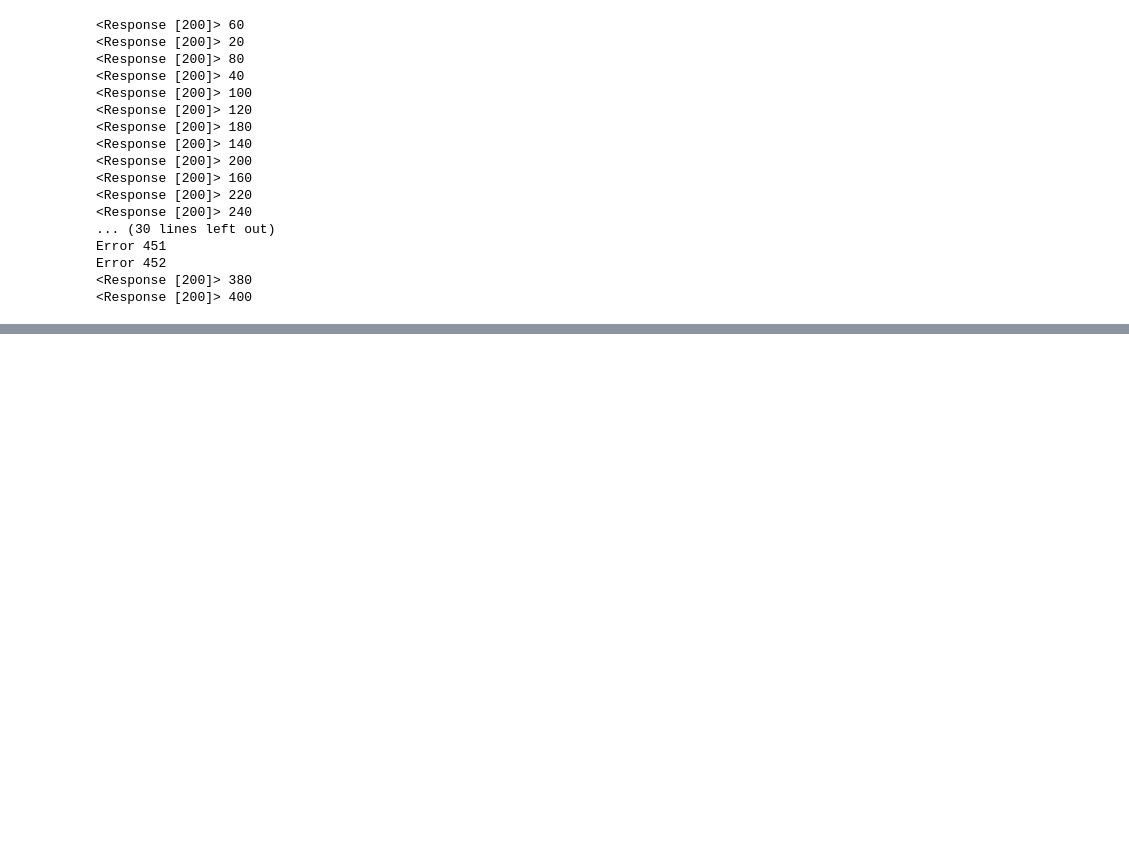
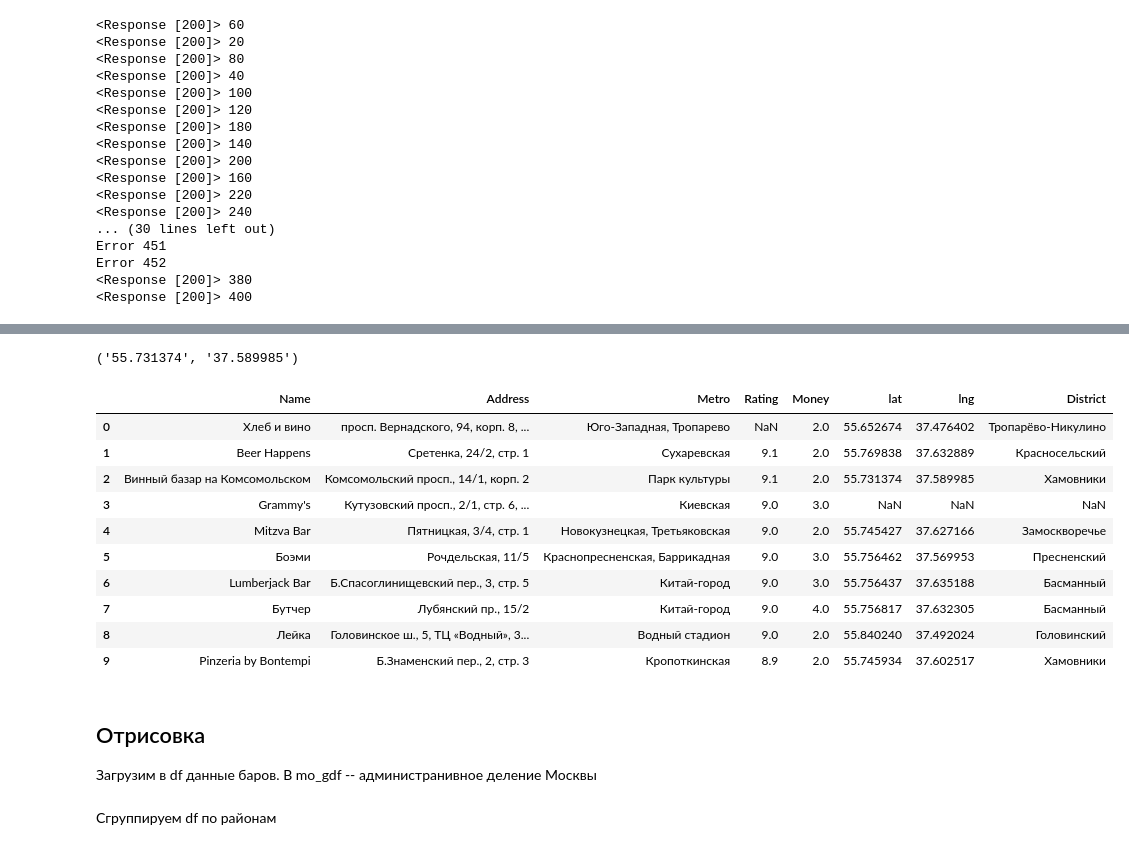
Before and after one commit to bolychevanton/TechSphere, a Jupyter notebook: ProjectViz/Parsing_afisha.ipynb, the cells around one changed output, grey strips where cells are left out. Drawn from its saved outputs; the diff is of its cells as text; code cells hidden in the pictures; blank space fills up the shorter version.

```diff
--- a/ProjectViz/Parsing_afisha.ipynb
+++ b/ProjectViz/Parsing_afisha.ipynb
@@ -181,0 +150,4 @@ OSError: no such file or directory: 'Users/anton/Downloads/demography/demography
+# %%
+g.json['lat'], g.json['lng']
+# %% [output]
+('55.731374', '37.589985')
@@ -181,0 +187,20 @@ OSError: no such file or directory: 'Users/anton/Downloads/demography/demography
+# %%
+df = pd.DataFrame.from_csv("./parsed_afisha_districts.csv", sep=',', encoding='utf-8')
+# %%
+df.head(10)
+# %% [output]
+|  | Name | Address | Metro | Rating | Money | lat | lng | District |
+| 0 | Хлеб и вино | просп. Вернадского, 94, корп. 8, ... | Юго-Западная, Тропарево | NaN | 2.0 | 55.652674 | 37.476402 | Тропарёво-Никулино |
+| 1 | Beer Happens | Сретенка, 24/2, стр. 1 | Сухаревская | 9.1 | 2.0 | 55.769838 | 37.632889 | Красносельский |
+| 2 | Винный базар на Комсомольском | Комсомольский просп., 14/1, корп. 2 | Парк культуры | 9.1 | 2.0 | 55.731374 | 37.589985 | Хамовники |
+| 3 | Grammy's | Кутузовский просп., 2/1, стр. 6, ... | Киевская | 9.0 | 3.0 | NaN | NaN | NaN |
+| 4 | Mitzva Bar | Пятницкая, 3/4, стр. 1 | Новокузнецкая, Третьяковская | 9.0 | 2.0 | 55.745427 | 37.627166 | Замоскворечье |
+| 5 | Боэми | Рочдельская, 11/5 | Краснопресненская, Баррикадная | 9.0 | 3.0 | 55.756462 | 37.569953 | Пресненский |
+| 6 | Lumberjack Bar | Б.Спасоглинищевский пер., 3, стр. 5 | Китай-город | 9.0 | 3.0 | 55.756437 | 37.635188 | Басманный |
+| 7 | Бутчер | Лубянский пр., 15/2 | Китай-город | 9.0 | 4.0 | 55.756817 | 37.632305 | Басманный |
+| 8 | Лейка | Головинское ш., 5, ТЦ «Водный», 3... | Водный стадион | 9.0 | 2.0 | 55.840240 | 37.492024 | Головинский |
+| 9 | Pinzeria by Bontempi | Б.Знаменский пер., 2, стр. 3 | Кропоткинская | 8.9 | 2.0 | 55.745934 | 37.602517 | Хамовники |
+# %% [markdown]
+## Отрисовка
+
+Загрузим в df данные баров. В mo_gdf -- администранивное деление Москвы
@@ -181,0 +214,2 @@ OSError: no such file or directory: 'Users/anton/Downloads/demography/demography
+# %% [markdown]
+Сгруппируем df по районам
```
Also changed, not shown: parts of 29 cells of this notebook, 1 other file.
